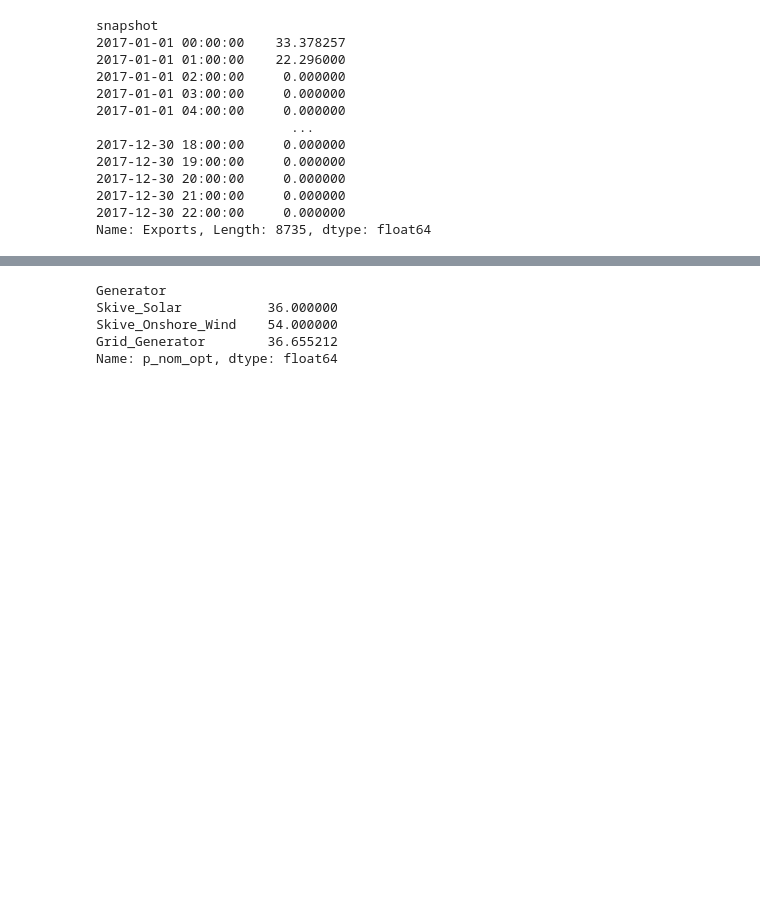
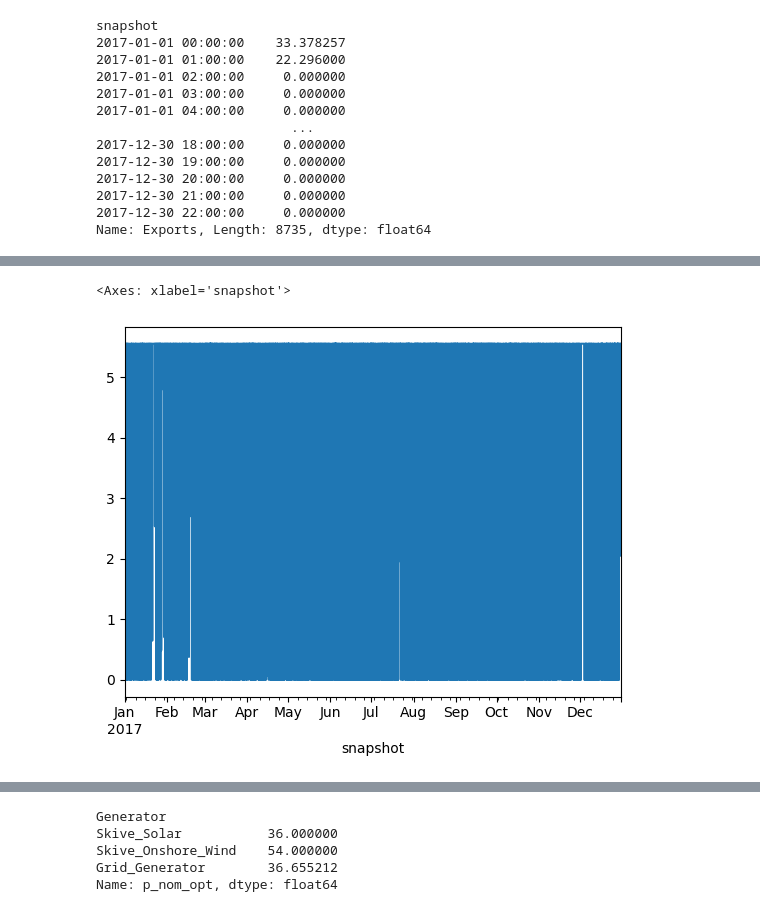
Before and after one commit to pulio12/Msc_Thesis_Greenlab_Skive, a Jupyter notebook: Test_file2.ipynb, the cells around one changed output, grey strips where cells are left out. Cells and saved outputs as stored; diff of their text form; code cells hidden in the pictures; blank space fills up the shorter version.

```diff
--- a/Test_file2.ipynb
+++ b/Test_file2.ipynb
@@ -473,3 +759,8 @@ Name: Exports, Length: 8735, dtype: float64
+# %%
+n.links_t.p0["Boiler_Skive"].reindex(n.snapshots).plot()
+# %% [output]
+<Axes: xlabel='snapshot'>
+[figure, added]
 # %%
 # ...existing code...
 import matplotlib.dates as mdates
```
Also changed, not shown: parts of 26 cells of this notebook.
